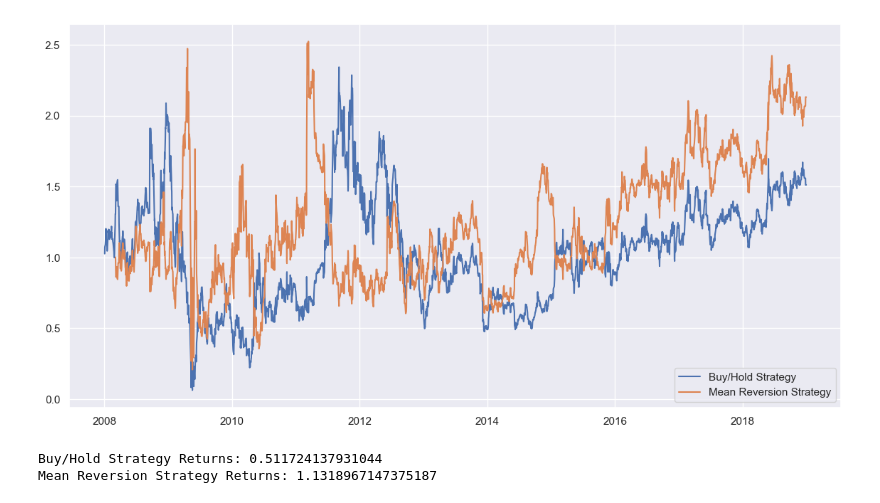
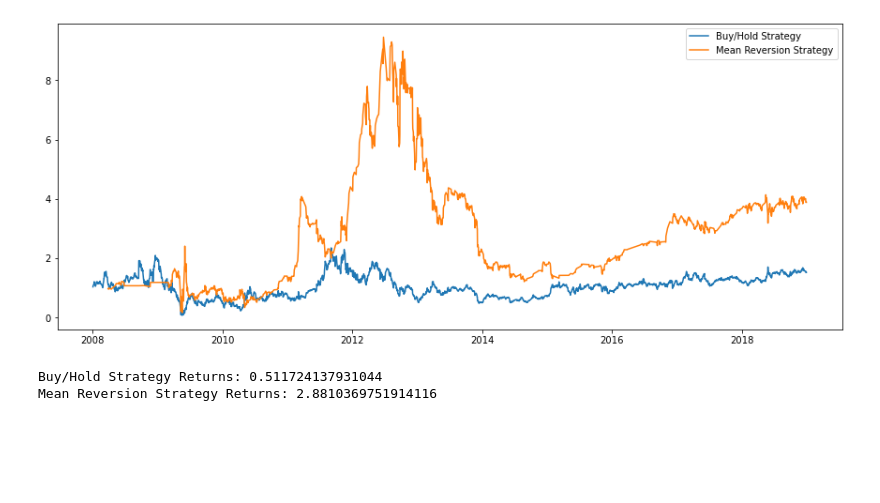
Before and after one commit to KatWuUK/Mean-Reverting-Strategy, a Jupyter notebook: MeanReversion.ipynb, the cells around one changed output. Saved outputs shown, nothing was run; the diff lists cells and outputs as text; code cells hidden in the pictures; blank space fills up the shorter version.

```diff
--- a/MeanReversion.ipynb
+++ b/MeanReversion.ipynb
@@ -68,0 +63,20 @@ plt.axhline(p[-1], c= (.5,.5,.5), ls='--', label = '95th percentile');
+# %%
+# Loop through the DataFrame to create rolling windows
+for start in range(len(df) - training_window_size - test_window_size):
+    training_window = df.iloc[start:start + training_window_size]
+    test_window = df.iloc[start + training_window_size:start + training_window_size + test_window_size]
+
+    # Calculate rolling percentiles for the training window
+    p5 = training_window['Ratios'].quantile(0.05)
+    p50 = training_window['Ratios'].quantile(0.50)
+    p95 = training_window['Ratios'].quantile(0.95)
+
+    df.loc[test_window.index, 'p5'] = p5
+    df.loc[test_window.index, 'p50'] = p50
+    df.loc[test_window.index, 'p95'] = p95
+
+    # Generate signals for the test window
+    test_window['position'] = np.nan
+    test_window.loc[test_window['Ratios_Y'] < p5, 'position'] = 1
+    test_window.loc[test_window['Ratios_Y'] > p95, 'position'] = -1
+    test_window['position'] = test_window['position'].ffill()
@@ -69,11 +103,4 @@ plt.axhline(p[-1], c= (.5,.5,.5), ls='--', label = '95th percentile');
 # %%
-#Buy/sell signals
-sell = p[-1]
-buy = p[0]
-df['position'] = np.where(df.Ratios > sell, -1, np.nan)
-df['position'] = np.where(df.Ratios < buy, 1, df['position'])
-df['position'] = df['position'].ffill()
-
-#Add buy/sell signals columns
-df['Buy'] = np.where(df.position == 1, df[rates], np.nan)
-df['Sell'] = np.where(df.position == -1, df[rates], np.nan)
+#Add buy/sell signals
+df['Buy'] = np.where(df.position == 1, df[y], np.nan)
+df['Sell'] = np.where(df.position == -1, df[y], np.nan)
@@ -94,6 +132,6 @@ plt.show()
 # %%
-df['Strategy_Returns'] = df.position.shift(1) * df.Log_Returns
-df['Strategy_Returns']
+df['Strategy_Returns_Y'] = df.position.shift(1) * df.Log_Returns_Y
+df['Strategy_Returns_Y']
 # %% [output]
 2008-01-02         NaN
 2008-01-03         NaN
@@ -110,13 +148,15 @@ Name: Strategy_Returns, Length: 2869, dtype: float64
 # %%
-plt.figure(figsize=(14,7))
-plt.plot(np.exp(df['Log_Returns'].dropna()).cumprod(), label='Buy/Hold Strategy')
-plt.plot(np.exp(df['Strategy_Returns'].dropna()).cumprod(), label='Mean Reversion Strategy')
+plt.figure(figsize=(15,6))
+log_returns = df['Log_Returns_Y'].dropna()
+strategy_returns = df['Strategy_Returns_Y'].dropna()
+plt.plot(np.exp(log_returns).cumprod(), label='Buy/Hold Strategy')
+plt.plot(np.exp(strategy_returns).cumprod(), label='Mean Reversion Strategy')
 plt.legend();
 # %% [output]
-[figure, old version]
+[figure, new version]
 # %%
-print('Buy/Hold Strategy Returns:', np.exp(df['Log_Returns'].dropna()).cumprod()[-1] -1)
-print('Mean Reversion Strategy Returns:', np.exp(df['Strategy_Returns'].dropna()).cumprod()[-1] - 1)
+print('Buy/Hold Strategy Returns:', np.exp(log_returns).cumprod()[-1] - 1)
+print('Mean Reversion Strategy Returns:', np.exp(strategy_returns).cumprod()[-1] - 1)
 # %% [output]
 Buy/Hold Strategy Returns: 0.511724137931044
-Mean Reversion Strategy Returns: 1.1318967147375187
+Mean Reversion Strategy Returns: 2.8810369751914116
```
Also changed, not shown: parts of 15 cells of this notebook.
